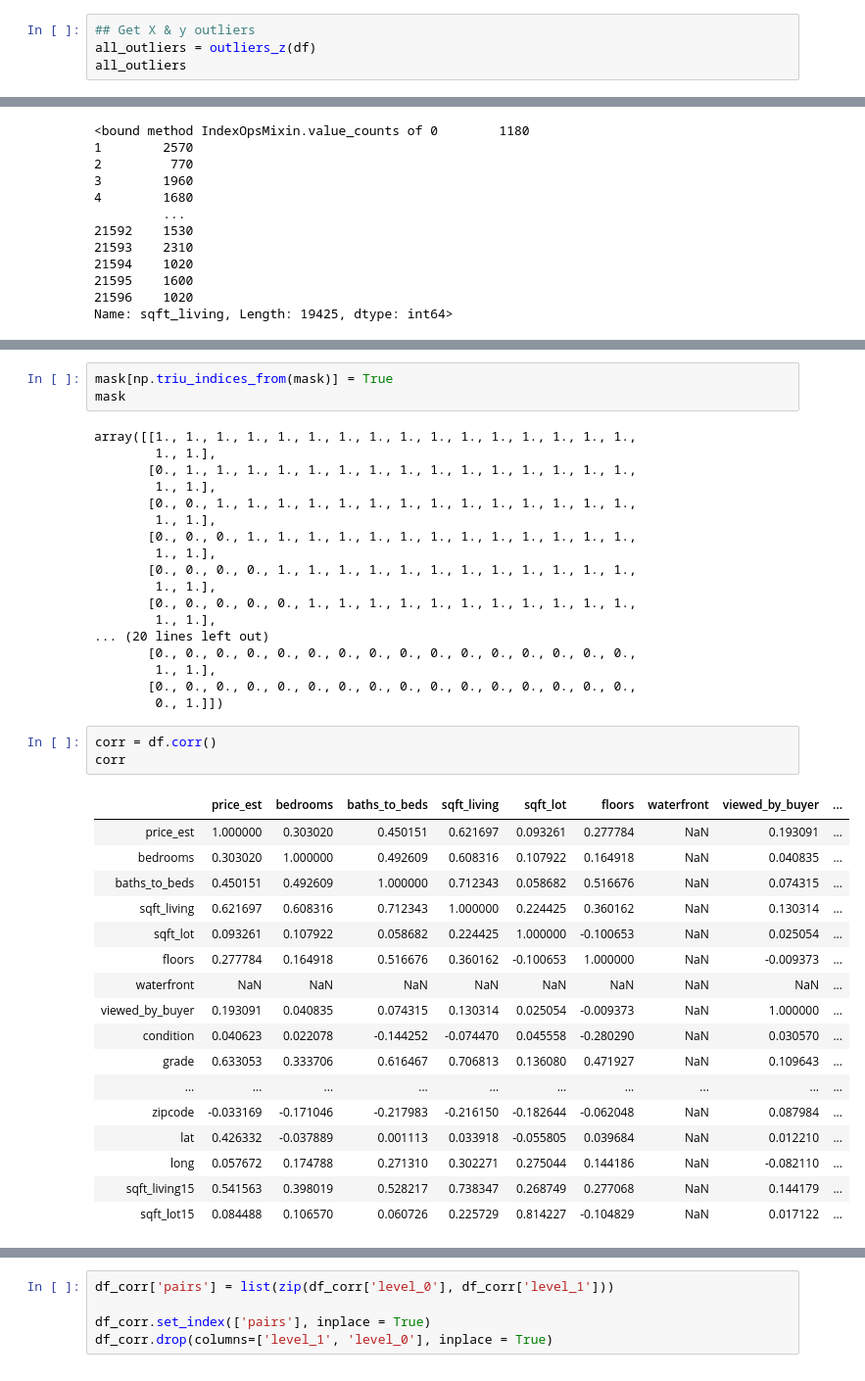
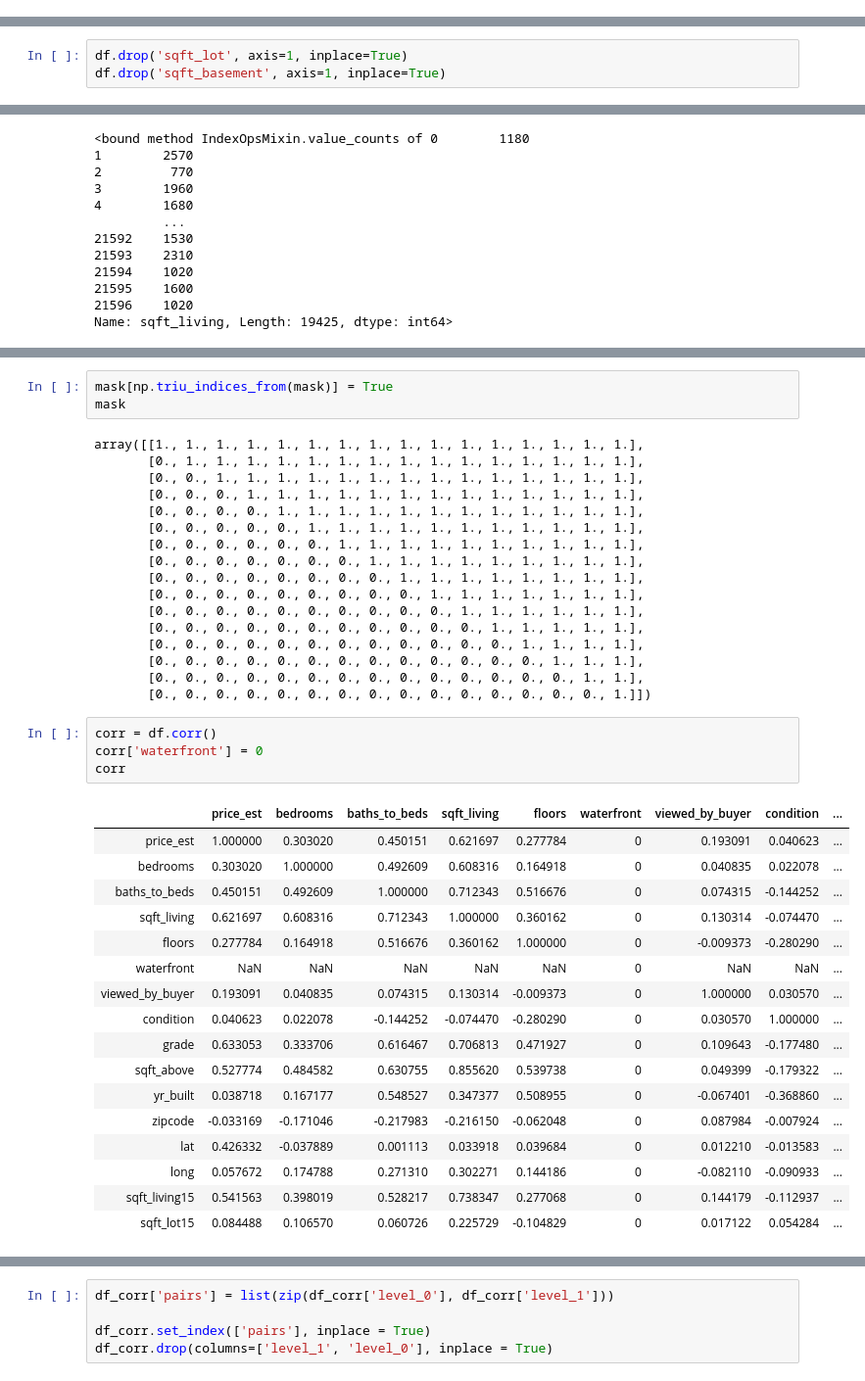
Before and after one commit to israeljls-j/dsc-mod-2-project-v2-1-onl01-dtsc-ft-070620, a Jupyter notebook: student.ipynb, the cells around one changed output, grey strips where cells are left out. Shown at 98% size. Drawn from its saved outputs; the diff is of its cells as text.

```diff
--- a/student.ipynb
+++ b/student.ipynb
@@ -378,7 +369,3 @@ outliers_df.value_counts()
 False    19425
 True      2172
 dtype: int64
-# %%
-## Get X & y outliers
-all_outliers = outliers_z(df)
-all_outliers
@@ -520,3 +529,6 @@ df.shape
+# %%
+df.drop('sqft_lot', axis=1, inplace=True)
+df.drop('sqft_basement', axis=1, inplace=True)
 # %%
 df.head()
 # %% [output]
@@ -592,44 +586,44 @@ array([[0., 0., 0., 0., 0., 0., 0., 0., 0., 0., 0., 0., 0., 0., 0., 0.,
 mask[np.triu_indices_from(mask)] = True
 mask
 # %% [output]
-array([[1., 1., 1., 1., 1., 1., 1., 1., 1., 1., 1., 1., 1., 1., 1., 1.,
-        1., 1.],
-       [0., 1., 1., 1., 1., 1., 1., 1., 1., 1., 1., 1., 1., 1., 1., 1.,
-        1., 1.],
-       [0., 0., 1., 1., 1., 1., 1., 1., 1., 1., 1., 1., 1., 1., 1., 1.,
-        1., 1.],
-       [0., 0., 0., 1., 1., 1., 1., 1., 1., 1., 1., 1., 1., 1., 1., 1.,
-        1., 1.],
-       [0., 0., 0., 0., 1., 1., 1., 1., 1., 1., 1., 1., 1., 1., 1., 1.,
-        1., 1.],
-       [0., 0., 0., 0., 0., 1., 1., 1., 1., 1., 1., 1., 1., 1., 1., 1.,
-        1., 1.],
-... (20 lines left out)
-       [0., 0., 0., 0., 0., 0., 0., 0., 0., 0., 0., 0., 0., 0., 0., 0.,
-        1., 1.],
-       [0., 0., 0., 0., 0., 0., 0., 0., 0., 0., 0., 0., 0., 0., 0., 0.,
-        0., 1.]])
+array([[1., 1., 1., 1., 1., 1., 1., 1., 1., 1., 1., 1., 1., 1., 1., 1.],
+       [0., 1., 1., 1., 1., 1., 1., 1., 1., 1., 1., 1., 1., 1., 1., 1.],
+       [0., 0., 1., 1., 1., 1., 1., 1., 1., 1., 1., 1., 1., 1., 1., 1.],
+       [0., 0., 0., 1., 1., 1., 1., 1., 1., 1., 1., 1., 1., 1., 1., 1.],
+       [0., 0., 0., 0., 1., 1., 1., 1., 1., 1., 1., 1., 1., 1., 1., 1.],
+       [0., 0., 0., 0., 0., 1., 1., 1., 1., 1., 1., 1., 1., 1., 1., 1.],
+       [0., 0., 0., 0., 0., 0., 1., 1., 1., 1., 1., 1., 1., 1., 1., 1.],
+       [0., 0., 0., 0., 0., 0., 0., 1., 1., 1., 1., 1., 1., 1., 1., 1.],
+       [0., 0., 0., 0., 0., 0., 0., 0., 1., 1., 1., 1., 1., 1., 1., 1.],
+       [0., 0., 0., 0., 0., 0., 0., 0., 0., 1., 1., 1., 1., 1., 1., 1.],
+       [0., 0., 0., 0., 0., 0., 0., 0., 0., 0., 1., 1., 1., 1., 1., 1.],
+       [0., 0., 0., 0., 0., 0., 0., 0., 0., 0., 0., 1., 1., 1., 1., 1.],
+       [0., 0., 0., 0., 0., 0., 0., 0., 0., 0., 0., 0., 1., 1., 1., 1.],
+       [0., 0., 0., 0., 0., 0., 0., 0., 0., 0., 0., 0., 0., 1., 1., 1.],
+       [0., 0., 0., 0., 0., 0., 0., 0., 0., 0., 0., 0., 0., 0., 1., 1.],
+       [0., 0., 0., 0., 0., 0., 0., 0., 0., 0., 0., 0., 0., 0., 0., 1.]])
 # %%
 corr = df.corr()
+corr['waterfront'] = 0
 corr
 # %% [output]
-|  | price_est | bedrooms | baths_to_beds | sqft_living | sqft_lot | floors | waterfront | viewed_by_buyer | ... |
-| price_est | 1.000000 | 0.303020 | 0.450151 | 0.621697 | 0.093261 | 0.277784 | NaN | 0.193091 | ... |
-| bedrooms | 0.303020 | 1.000000 | 0.492609 | 0.608316 | 0.107922 | 0.164918 | NaN | 0.040835 | ... |
-| baths_to_beds | 0.450151 | 0.492609 | 1.000000 | 0.712343 | 0.058682 | 0.516676 | NaN | 0.074315 | ... |
-| sqft_living | 0.621697 | 0.608316 | 0.712343 | 1.000000 | 0.224425 | 0.360162 | NaN | 0.130314 | ... |
-| sqft_lot | 0.093261 | 0.107922 | 0.058682 | 0.224425 | 1.000000 | -0.100653 | NaN | 0.025054 | ... |
-| floors | 0.277784 | 0.164918 | 0.516676 | 0.360162 | -0.100653 | 1.000000 | NaN | -0.009373 | ... |
-| waterfront | NaN | NaN | NaN | NaN | NaN | NaN | NaN | NaN | ... |
-| viewed_by_buyer | 0.193091 | 0.040835 | 0.074315 | 0.130314 | 0.025054 | -0.009373 | NaN | 1.000000 | ... |
-| condition | 0.040623 | 0.022078 | -0.144252 | -0.074470 | 0.045558 | -0.280290 | NaN | 0.030570 | ... |
-| grade | 0.633053 | 0.333706 | 0.616467 | 0.706813 | 0.136080 | 0.471927 | NaN | 0.109643 | ... |
-| ... | ... | ... | ... | ... | ... | ... | ... | ... | ... |
-| zipcode | -0.033169 | -0.171046 | -0.217983 | -0.216150 | -0.182644 | -0.062048 | NaN | 0.087984 | ... |
-| lat | 0.426332 | -0.037889 | 0.001113 | 0.033918 | -0.055805 | 0.039684 | NaN | 0.012210 | ... |
-| long | 0.057672 | 0.174788 | 0.271310 | 0.302271 | 0.275044 | 0.144186 | NaN | -0.082110 | ... |
-| sqft_living15 | 0.541563 | 0.398019 | 0.528217 | 0.738347 | 0.268749 | 0.277068 | NaN | 0.144179 | ... |
-| sqft_lot15 | 0.084488 | 0.106570 | 0.060726 | 0.225729 | 0.814227 | -0.104829 | NaN | 0.017122 | ... |
+|  | price_est | bedrooms | baths_to_beds | sqft_living | floors | waterfront | viewed_by_buyer | condition | ... |
+| price_est | 1.000000 | 0.303020 | 0.450151 | 0.621697 | 0.277784 | 0 | 0.193091 | 0.040623 | ... |
+| bedrooms | 0.303020 | 1.000000 | 0.492609 | 0.608316 | 0.164918 | 0 | 0.040835 | 0.022078 | ... |
+| baths_to_beds | 0.450151 | 0.492609 | 1.000000 | 0.712343 | 0.516676 | 0 | 0.074315 | -0.144252 | ... |
+| sqft_living | 0.621697 | 0.608316 | 0.712343 | 1.000000 | 0.360162 | 0 | 0.130314 | -0.074470 | ... |
+| floors | 0.277784 | 0.164918 | 0.516676 | 0.360162 | 1.000000 | 0 | -0.009373 | -0.280290 | ... |
+| waterfront | NaN | NaN | NaN | NaN | NaN | 0 | NaN | NaN | ... |
+| viewed_by_buyer | 0.193091 | 0.040835 | 0.074315 | 0.130314 | -0.009373 | 0 | 1.000000 | 0.030570 | ... |
+| condition | 0.040623 | 0.022078 | -0.144252 | -0.074470 | -0.280290 | 0 | 0.030570 | 1.000000 | ... |
+| grade | 0.633053 | 0.333706 | 0.616467 | 0.706813 | 0.471927 | 0 | 0.109643 | -0.177480 | ... |
+| sqft_above | 0.527774 | 0.484582 | 0.630755 | 0.855620 | 0.539738 | 0 | 0.049399 | -0.179322 | ... |
+| yr_built | 0.038718 | 0.167177 | 0.548527 | 0.347377 | 0.508955 | 0 | -0.067401 | -0.368860 | ... |
+| zipcode | -0.033169 | -0.171046 | -0.217983 | -0.216150 | -0.062048 | 0 | 0.087984 | -0.007924 | ... |
+| lat | 0.426332 | -0.037889 | 0.001113 | 0.033918 | 0.039684 | 0 | 0.012210 | -0.013583 | ... |
+| long | 0.057672 | 0.174788 | 0.271310 | 0.302271 | 0.144186 | 0 | -0.082110 | -0.090933 | ... |
+| sqft_living15 | 0.541563 | 0.398019 | 0.528217 | 0.738347 | 0.277068 | 0 | 0.144179 | -0.112937 | ... |
+| sqft_lot15 | 0.084488 | 0.106570 | 0.060726 | 0.225729 | -0.104829 | 0 | 0.017122 | 0.054284 | ... |
 # %%
 
 a = abs(corr) > 0.75
```
Also changed, not shown: parts of 197 cells of this notebook.
